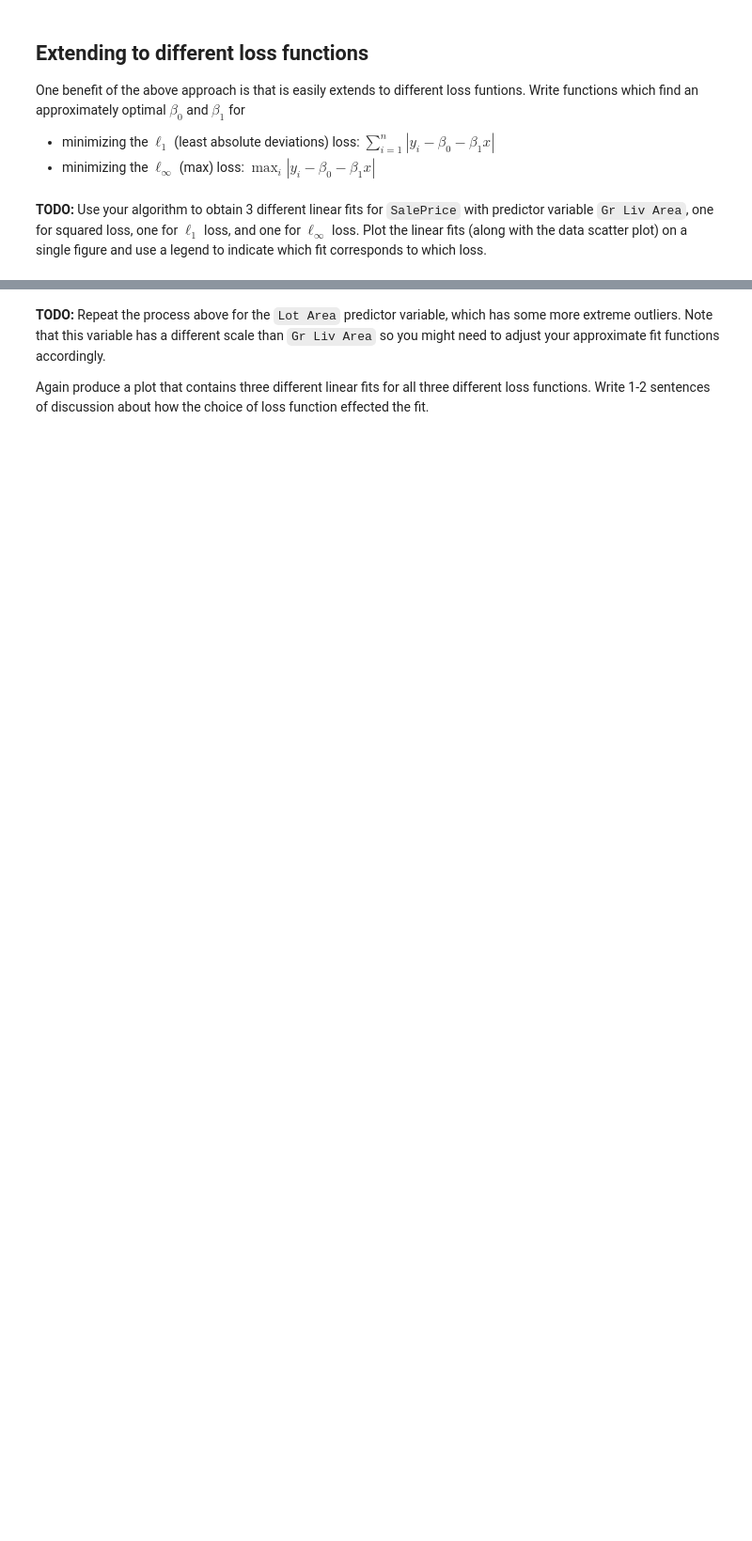
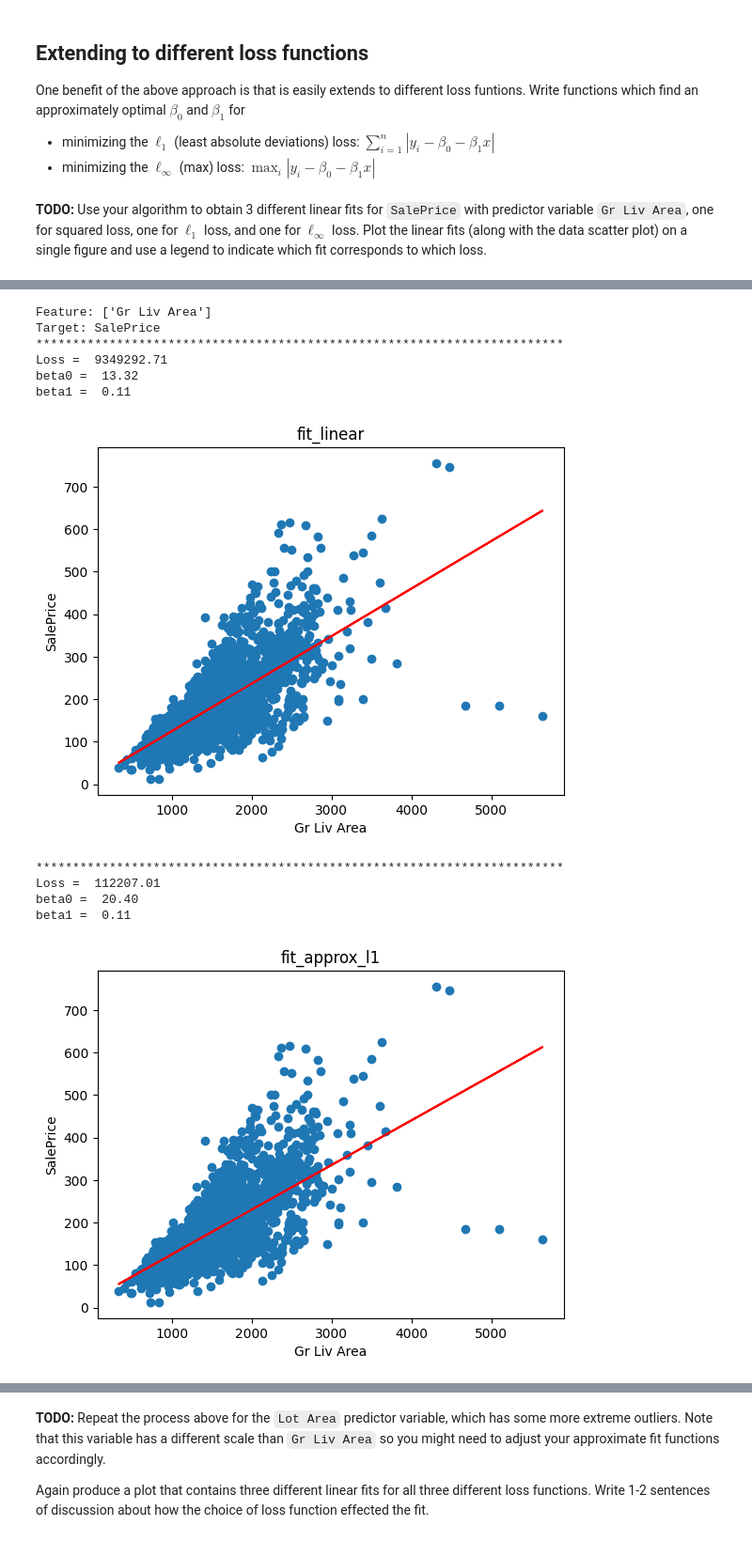
Before and after one commit to jithendra1798/ML-CS-GY-6923-B, a Jupyter notebook: 01_ML-cs-gy-6923-B-lab1.ipynb, the cells around one changed output, grey strips where cells are left out. Shown at 94% size. Cells and saved outputs as stored; diff of their text form; code cells hidden in the pictures; blank space fills up the shorter version.

```diff
--- a/01_ML-cs-gy-6923-B-lab1.ipynb
+++ b/01_ML-cs-gy-6923-B-lab1.ipynb
@@ -306,0 +412,27 @@ def fit_approx_max(x,y):
+# %%
+features = ['Gr Liv Area']
+label = 'SalePrice'
+print('Feature:', features)
+print('Target:', label)
+X = df[features]
+y = df[label]
+
+print(18*4*'*')
+beta0, beta1, loss = get_single_feature_metrics(fit_linear, X, y, features)
+print(18*4*'*')
+beta0, beta1, loss = get_single_feature_metrics(fit_approx_l1, X, y, features)
+print(18*4*'*')
+beta0, beta1, loss = get_single_feature_metrics(fit_approx_max, X, y, features)
+# %% [output]
+Feature: ['Gr Liv Area']
+Target: SalePrice
+************************************************************************
+Loss =  9349292.71
+beta0 =  13.32
+beta1 =  0.11
+[figure, added]
+************************************************************************
+Loss =  112207.01
+beta0 =  20.40
+beta1 =  0.11
+[figure, added]
```
Also changed, not shown: parts of 8 cells of this notebook.
